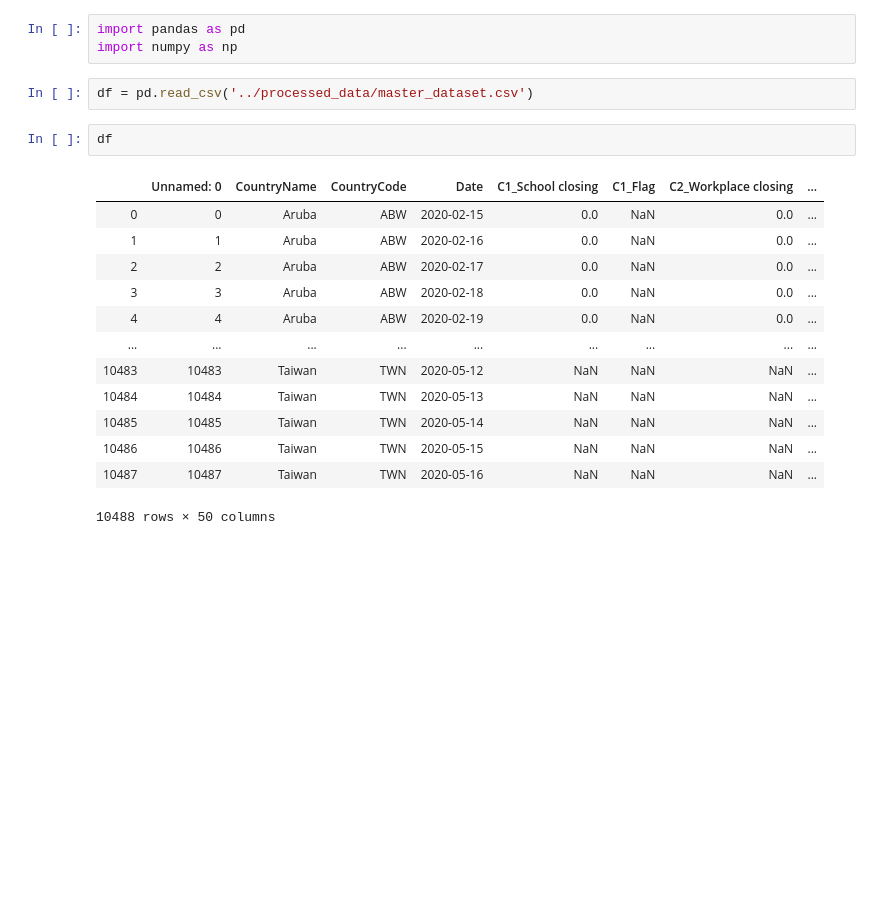
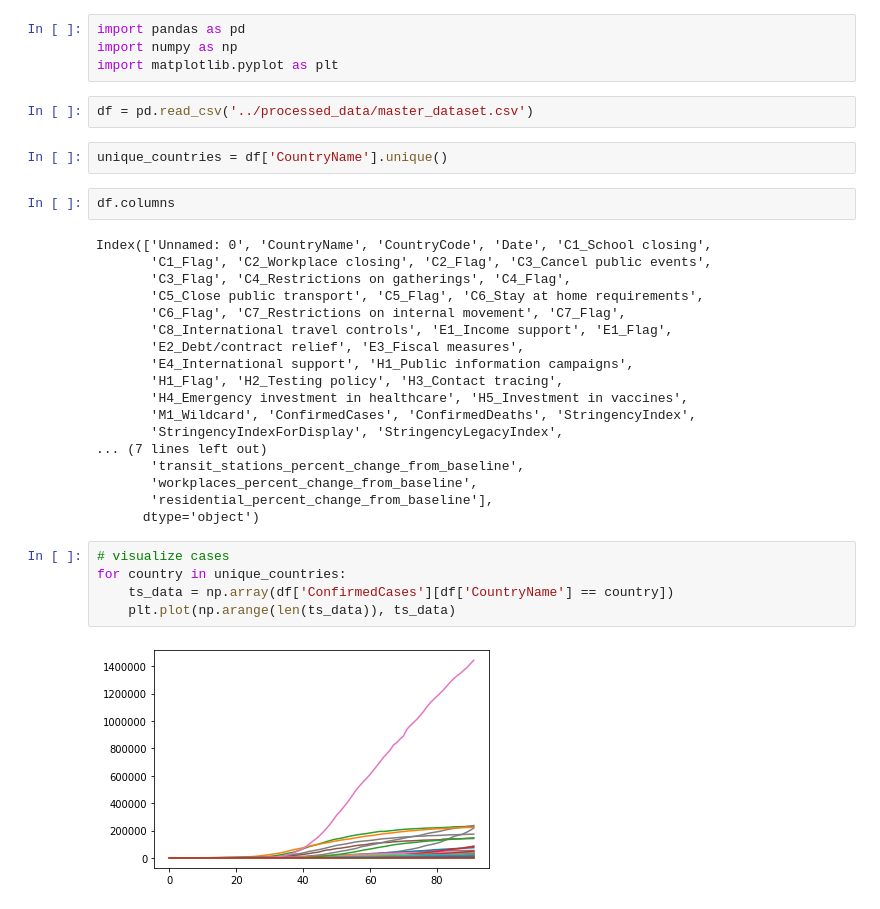
Before and after one commit to thomasundo2/covid-policy-analysis, a Jupyter notebook: analysis/eda.ipynb, the cells around one changed output. Saved outputs shown, nothing was run; the diff lists cells and outputs as text; blank space fills up the shorter version.

```diff
--- a/analysis/eda.ipynb
+++ b/analysis/eda.ipynb
@@ -1,21 +1,35 @@
 # %%
 import pandas as pd
 import numpy as np
+import matplotlib.pyplot as plt
 # %%
 df = pd.read_csv('../processed_data/master_dataset.csv')
+# %%
+unique_countries = df['CountryName'].unique()
 # %%
-df
+df.columns
 # %% [output]
-|  | Unnamed: 0 | CountryName | CountryCode | Date | C1_School closing | C1_Flag | C2_Workplace closing | ... |
-| 0 | 0 | Aruba | ABW | 2020-02-15 | 0.0 | NaN | 0.0 | ... |
-| 1 | 1 | Aruba | ABW | 2020-02-16 | 0.0 | NaN | 0.0 | ... |
-| 2 | 2 | Aruba | ABW | 2020-02-17 | 0.0 | NaN | 0.0 | ... |
-| 3 | 3 | Aruba | ABW | 2020-02-18 | 0.0 | NaN | 0.0 | ... |
-| 4 | 4 | Aruba | ABW | 2020-02-19 | 0.0 | NaN | 0.0 | ... |
-| ... | ... | ... | ... | ... | ... | ... | ... | ... |
-| 10483 | 10483 | Taiwan | TWN | 2020-05-12 | NaN | NaN | NaN | ... |
-| 10484 | 10484 | Taiwan | TWN | 2020-05-13 | NaN | NaN | NaN | ... |
-| 10485 | 10485 | Taiwan | TWN | 2020-05-14 | NaN | NaN | NaN | ... |
-| 10486 | 10486 | Taiwan | TWN | 2020-05-15 | NaN | NaN | NaN | ... |
-| 10487 | 10487 | Taiwan | TWN | 2020-05-16 | NaN | NaN | NaN | ... |
-10488 rows × 50 columns
+Index(['Unnamed: 0', 'CountryName', 'CountryCode', 'Date', 'C1_School closing',
+       'C1_Flag', 'C2_Workplace closing', 'C2_Flag', 'C3_Cancel public events',
+       'C3_Flag', 'C4_Restrictions on gatherings', 'C4_Flag',
+       'C5_Close public transport', 'C5_Flag', 'C6_Stay at home requirements',
+       'C6_Flag', 'C7_Restrictions on internal movement', 'C7_Flag',
+       'C8_International travel controls', 'E1_Income support', 'E1_Flag',
+       'E2_Debt/contract relief', 'E3_Fiscal measures',
+       'E4_International support', 'H1_Public information campaigns',
+       'H1_Flag', 'H2_Testing policy', 'H3_Contact tracing',
+       'H4_Emergency investment in healthcare', 'H5_Investment in vaccines',
+       'M1_Wildcard', 'ConfirmedCases', 'ConfirmedDeaths', 'StringencyIndex',
+       'StringencyIndexForDisplay', 'StringencyLegacyIndex',
+... (7 lines left out)
+       'transit_stations_percent_change_from_baseline',
+       'workplaces_percent_change_from_baseline',
+       'residential_percent_change_from_baseline'],
+      dtype='object')
+# %%
+# visualize cases
+for country in unique_countries:
+    ts_data = np.array(df['ConfirmedCases'][df['CountryName'] == country])
+    plt.plot(np.arange(len(ts_data)), ts_data)
+# %% [output]
+[figure, added]
```
Also changed, not shown: parts of 10 cells of this notebook, 2 other files.
